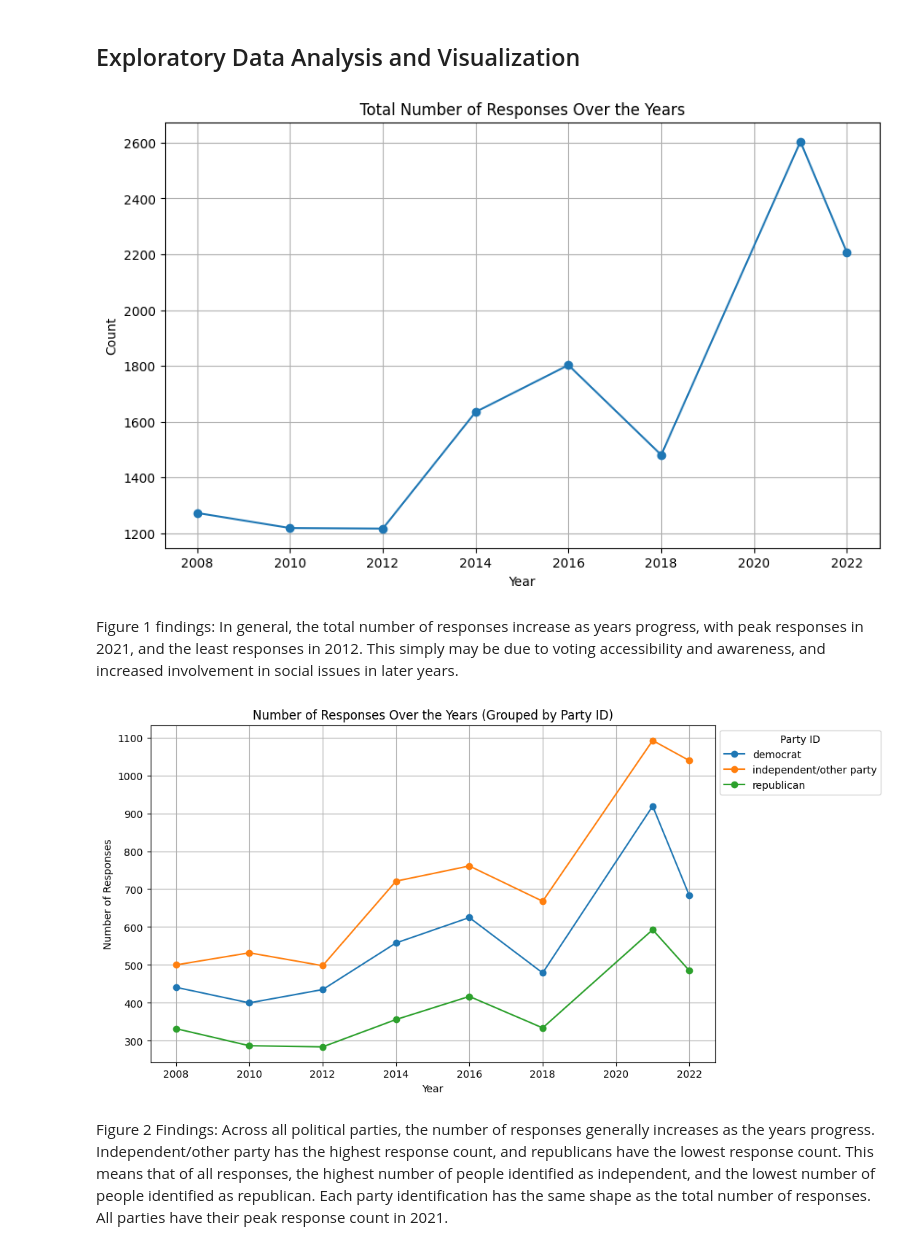
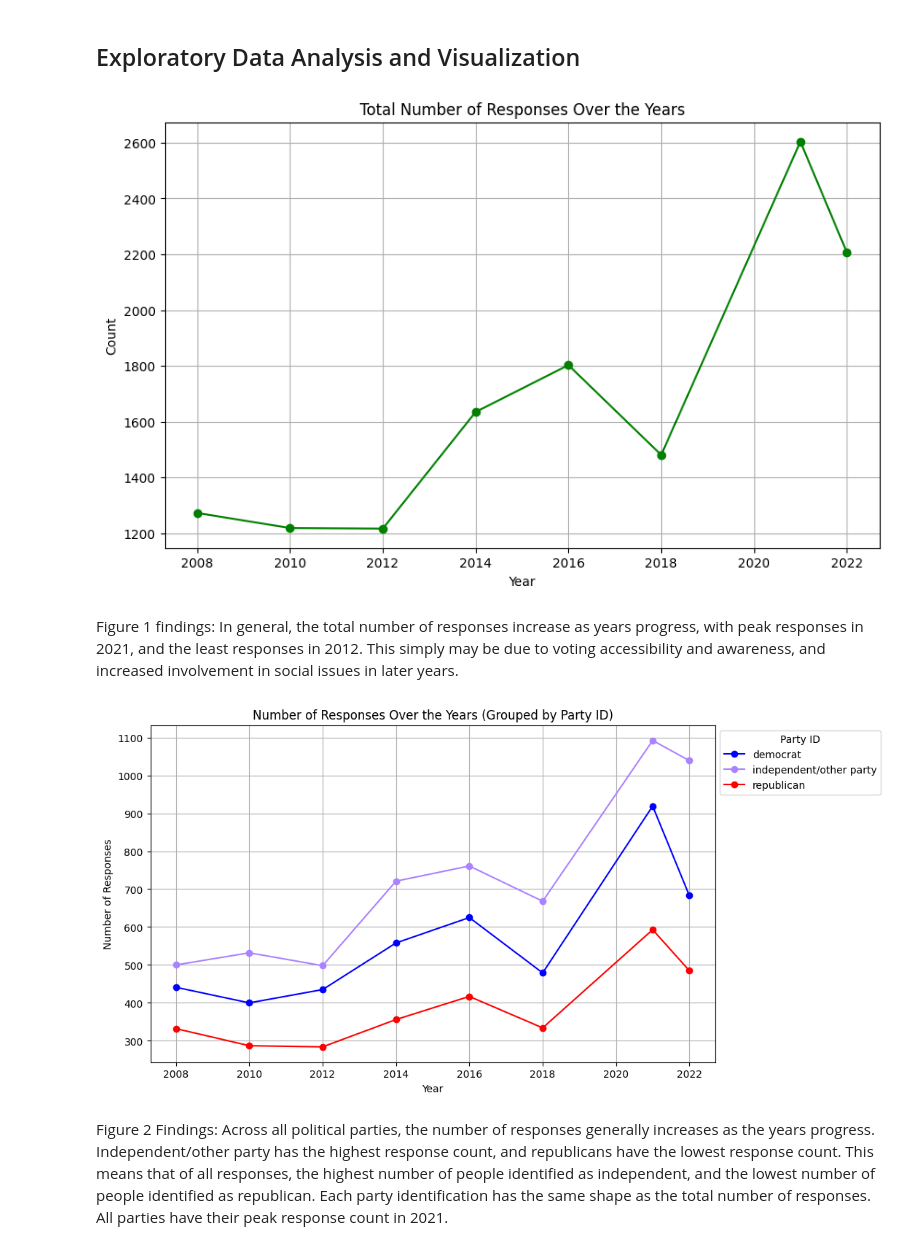
Before and after one commit to manaswinit26/group19, a Jupyter notebook: lab1 (1).ipynb, the cells around one changed output. Cells and saved outputs as stored; diff of their text form; code cells hidden in the pictures.

```diff
--- a/lab1 (1).ipynb
+++ b/lab1 (1).ipynb
@@ -276,45 +276,59 @@ print(proportions_by_party_response, '\n')
 #Total Number of Reponses Over Years
 grouped_data = org_party_church_race_religion.groupby('year').size()
 
-grouped_data.plot(kind='line', marker='o', figsize=(10, 6))
+grouped_data.plot(kind='line', marker='o', figsize=(10, 6),color='green')
+
 plt.title('Total Number of Responses Over the Years')
 plt.xlabel('Year')
 plt.ylabel('Count')
 plt.grid(True)
 plt.show()
 
+
 # Figure 1
 # %% [output]
-[figure, old version]
+[figure, new version]
 # %% [markdown]
 Figure 1 findings: In general, the total number of responses increase as years progress, with peak responses in 2021, and the least responses in 2012. This simply may be due to voting accessibility and awareness, and increased involvement in social issues in later years.
 # %%
 # Number of Responses Grouped by Party ID
 group_party = {
     'independent, close to democrat': 'independent/other party',
     'independent (neither, no response)': 'independent/other party',
     'independent, close to republican': 'independent/other party',
     'other party': 'independent/other party',
     'not very strong democrat': 'democrat',
     'not very strong republican': 'republican',
     'strong democrat': 'democrat',
     'strong republican': 'republican'
 }
 grouped_data2 = church_race_religion.copy()
 grouped_data2["group_party"] = grouped_data2["partyid"].replace(group_party)
 grouped_data2 = grouped_data2.groupby(['year', 'group_party']).size().unstack(fill_value=0)
 
 grouped_data2.plot(kind='line', marker='o', figsize=(10, 6))
 plt.title('Number of Responses Over the Years (Grouped by Party ID)')
 plt.xlabel('Year')
 plt.ylabel('Number of Responses')
 plt.grid(True)
+
+colors = {
+    'democrat': 'blue',
+    'independent/other party': '#AB82FF',
+    'republican': 'red'
+}
+
+lines = plt.gca().get_lines()
+for line in lines:
+    group = line.get_label()
+    line.set_color(colors.get(group))
+
 plt.legend(title='Party ID', loc='upper left', bbox_to_anchor=(1, 1))
 plt.show()
 
 # Figure 2
 # %% [output]
-[figure, old version]
+[figure, new version]
 # %% [markdown]
 Figure 2 Findings: Across all political parties, the number of responses generally increases as the years progress. Independent/other party has the highest response count, and republicans have the lowest response count. This means that of all responses, the highest number of people identified as independent, and the lowest number of people identified as republican. Each party identification has the same shape as the total number of responses. All parties have their peak response count in 2021.
 # %%
```
Also changed, not shown: parts of 4 cells of this notebook.
